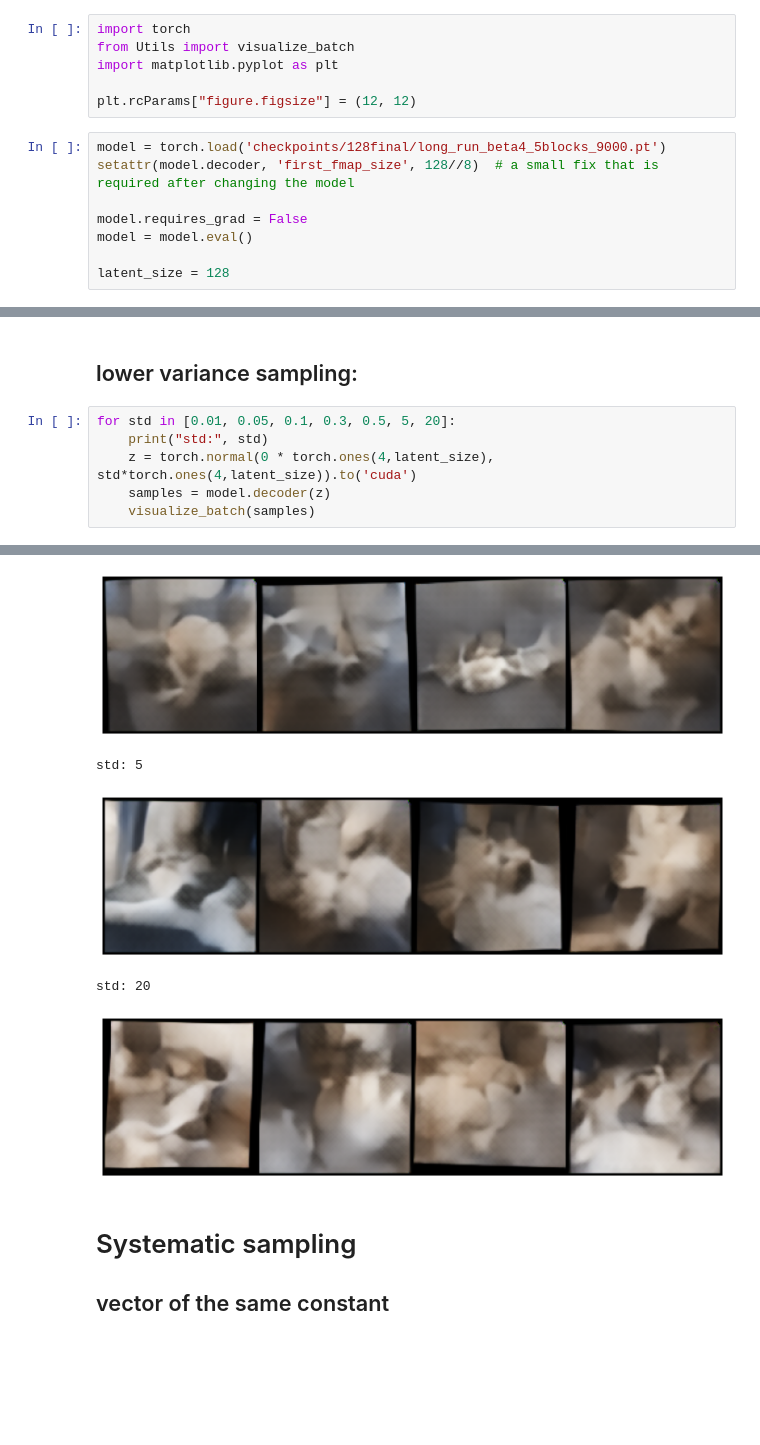
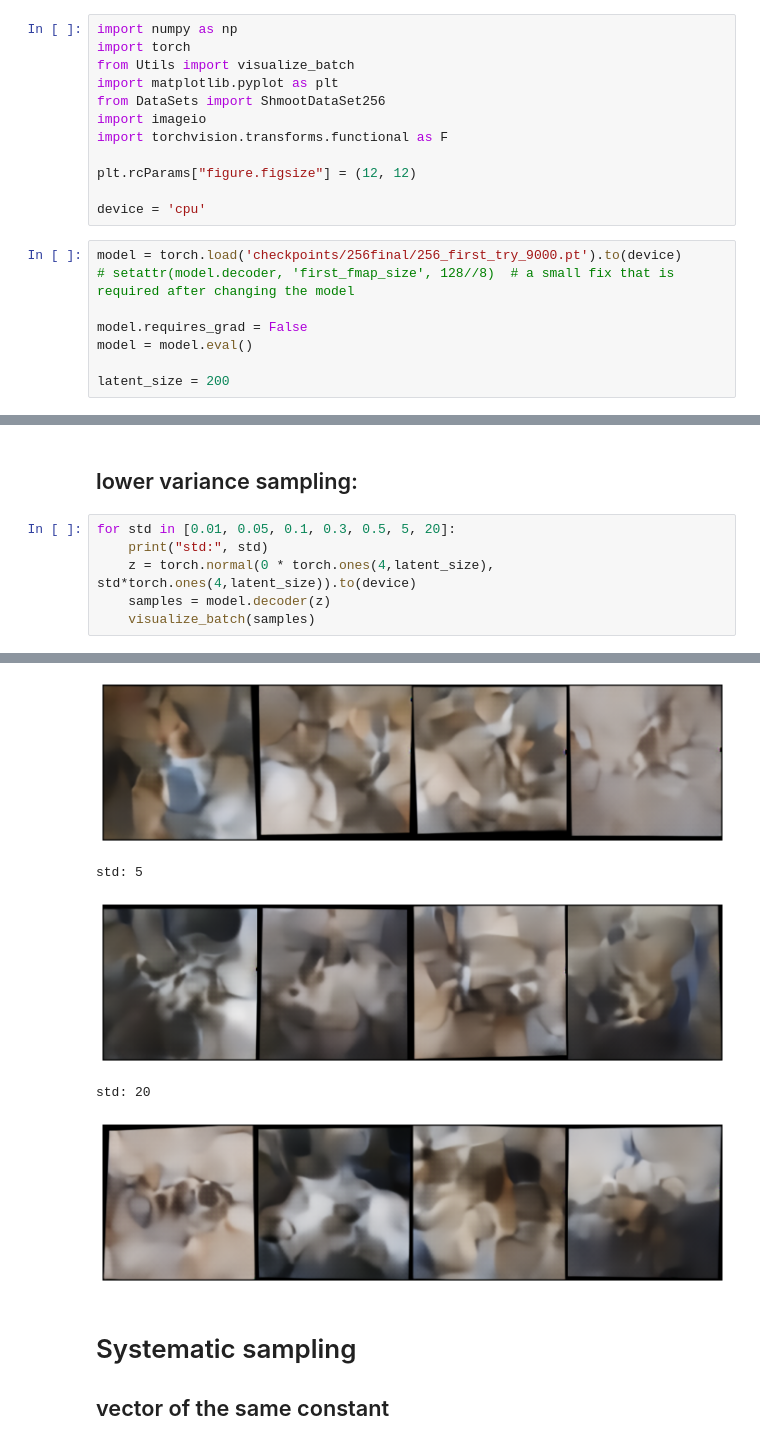
Before and after one commit to yuvalgos/FakeShmoot, a Jupyter notebook: SampleAndVisualize.ipynb, the cells around one changed output, grey strips where cells are left out. Saved outputs shown, nothing was run; the diff lists cells and outputs as text; blank space fills up the shorter version.

Commit message:
Uploaded new checkpoint for 256 model with style layers (but not all of them)

```diff
--- a/SampleAndVisualize.ipynb
+++ b/SampleAndVisualize.ipynb
@@ -1,17 +1,23 @@
 # %%
+import numpy as np
 import torch
 from Utils import visualize_batch
 import matplotlib.pyplot as plt
+from DataSets import ShmootDataSet256
+import imageio
+import torchvision.transforms.functional as F
 
 plt.rcParams["figure.figsize"] = (12, 12)
+
+device = 'cpu'
 # %%
-model = torch.load('checkpoints/128final/long_run_beta4_5blocks_9000.pt')
-setattr(model.decoder, 'first_fmap_size', 128//8)  # a small fix that is required after changing the model
+model = torch.load('checkpoints/256final/256_first_try_9000.pt').to(device)
+# setattr(model.decoder, 'first_fmap_size', 128//8)  # a small fix that is required after changing the model
 
 model.requires_grad = False
 model = model.eval()
 
-latent_size = 128
+latent_size = 200
 # %% [markdown]
 # Random Sampling
 # %%
@@ -24,7 +30,7 @@ visualize_batch(samples)
 # %%
 for std in [0.01, 0.05, 0.1, 0.3, 0.5, 5, 20]:
     print("std:", std)
-    z = torch.normal(0 * torch.ones(4,latent_size), std*torch.ones(4,latent_size)).to('cuda')
+    z = torch.normal(0 * torch.ones(4,latent_size), std*torch.ones(4,latent_size)).to(device)
     samples = model.decoder(z)
     visualize_batch(samples)
 # %% [output]
@@ -39,9 +45,9 @@ std: 0.3
 std: 0.5
-[figure, old version]
+[figure, new version]
 std: 5
-[figure, old version]
+[figure, new version]
 std: 20
-[figure, old version]
+[figure, new version]
 # %% [markdown]
 # Systematic sampling
 ## vector of the same constant
```
Also changed, not shown: parts of 11 cells of this notebook, 7 other files.
